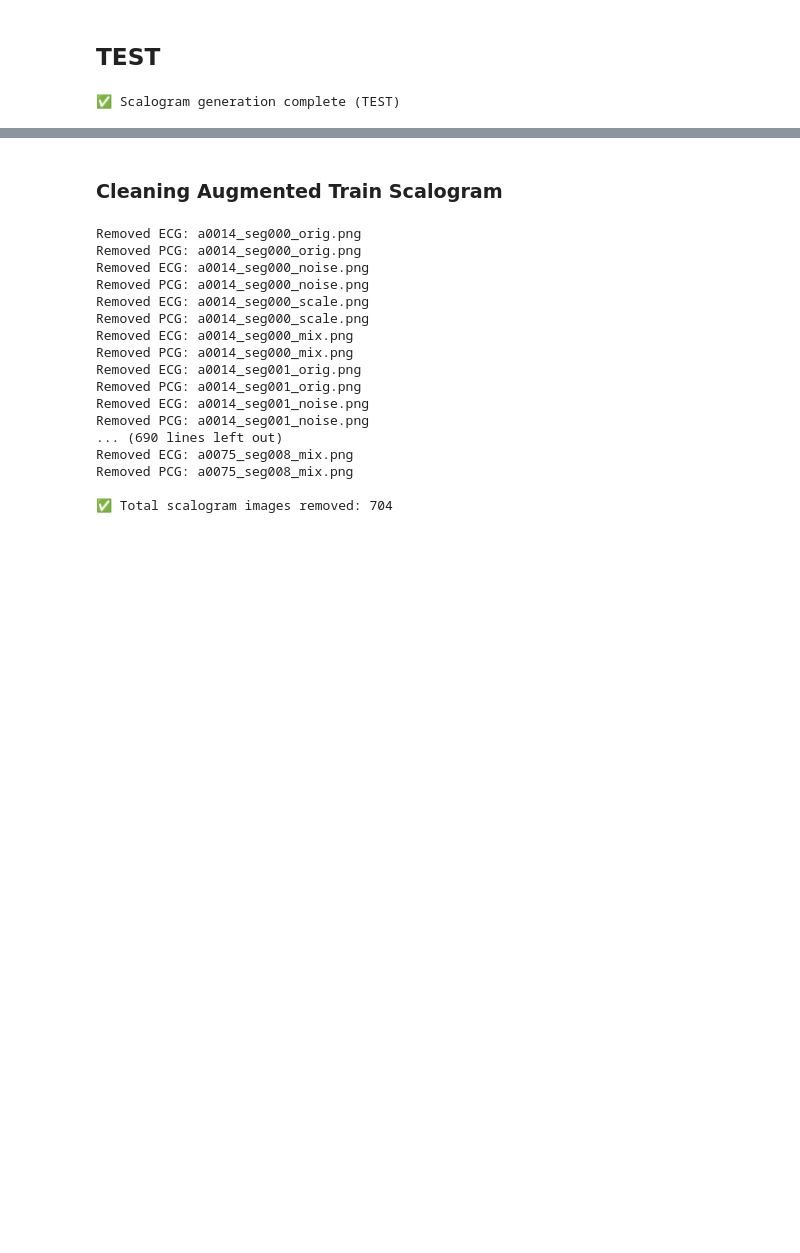
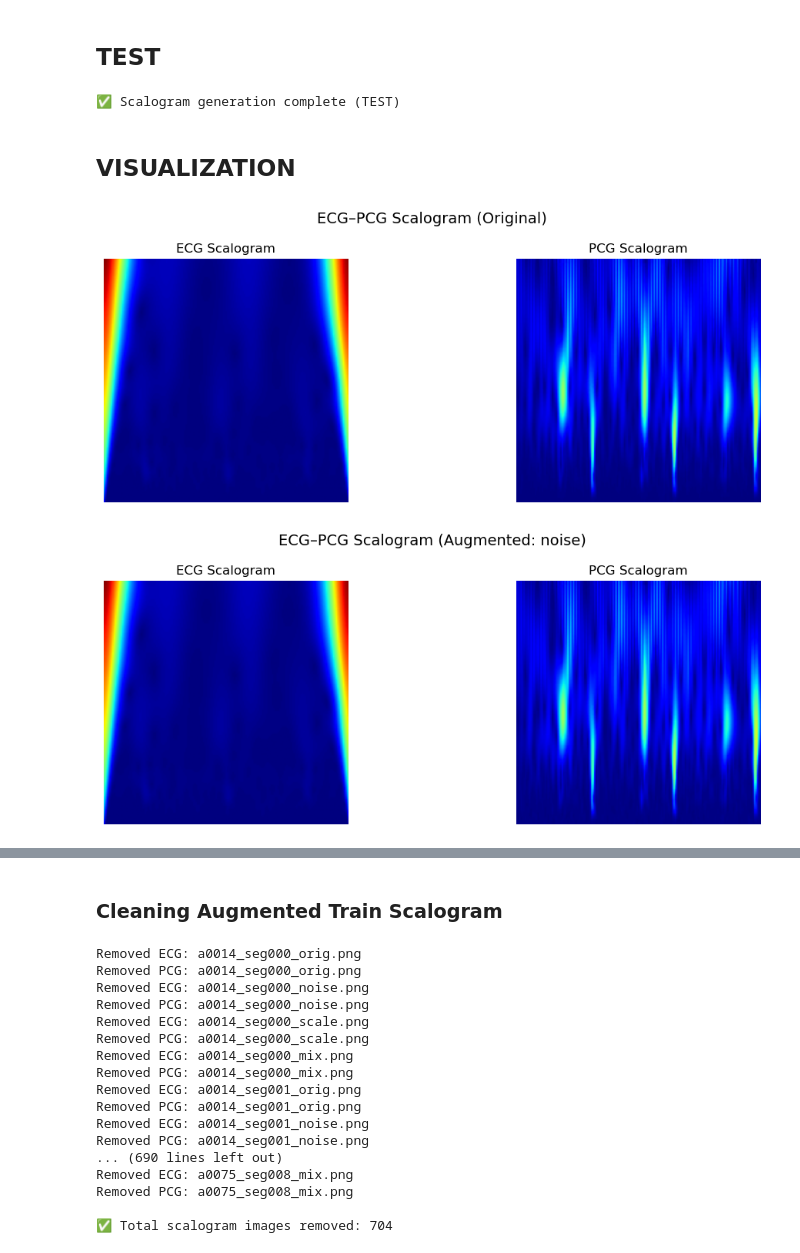
Before and after one commit to muhammed786fiyas/ecg-pcg-fusion, a Jupyter notebook: CODE/6-scalogram_generation.ipynb, the cells around one changed output, grey strips where cells are left out. Cells and saved outputs as stored; diff of their text form; code cells hidden in the pictures; blank space fills up the shorter version.

```diff
--- a/CODE/6-scalogram_generation.ipynb
+++ b/CODE/6-scalogram_generation.ipynb
@@ -205,3 +205,53 @@ for file in os.listdir(INPUT_DIR):
 print("✅ Scalogram generation complete (TEST)")
 # %% [output]
 ✅ Scalogram generation complete (TEST)
+# %% [markdown]
+## **VISUALIZATION**
+# %%
+import matplotlib.pyplot as plt
+from pathlib import Path
+import matplotlib.image as mpimg
+
+def visualize_scalogram_pair(ecg_img_path, pcg_img_path, title_suffix=""):
+    ecg_img = mpimg.imread(ecg_img_path)
+    pcg_img = mpimg.imread(pcg_img_path)
+
+    fig, axes = plt.subplots(1, 2, figsize=(12, 4))
+
+    axes[0].imshow(ecg_img)
+    axes[0].set_title("ECG Scalogram")
+    axes[0].axis("off")
+
+    axes[1].imshow(pcg_img)
+    axes[1].set_title("PCG Scalogram")
+    axes[1].axis("off")
+
+    plt.suptitle(f"ECG–PCG Scalogram {title_suffix}", fontsize=14)
+    plt.tight_layout()
+    plt.show()
+
+
+def visualize_scalogram_augmentation(
+    ecg_dir,
+    pcg_dir,
+    base_name,
+    aug_type
+):
+    ecg_orig = Path(ecg_dir) / f"{base_name}_orig.png"
+    pcg_orig = Path(pcg_dir) / f"{base_name}_orig.png"
+
+    ecg_aug = Path(ecg_dir) / f"{base_name}_{aug_type}.png"
+    pcg_aug = Path(pcg_dir) / f"{base_name}_{aug_type}.png"
+
+    visualize_scalogram_pair(ecg_orig, pcg_orig, "(Original)")
+    visualize_scalogram_pair(ecg_aug, pcg_aug, f"(Augmented: {aug_type})")
+
+visualize_scalogram_augmentation(
+    ecg_dir=r"E:\PROJECTS\CARDIAC-PROJECT-UPDATED\DATASET\6-SCALOGRAMS\train\ecg",
+    pcg_dir=r"E:\PROJECTS\CARDIAC-PROJECT-UPDATED\DATASET\6-SCALOGRAMS\train\pcg",
+    base_name="a0001_seg001",
+    aug_type="noise"
+)
+# %% [output]
+[figure, added]
+[figure, added]
```
Also changed, not shown: parts of 1 cell of this notebook, 4 other files.
